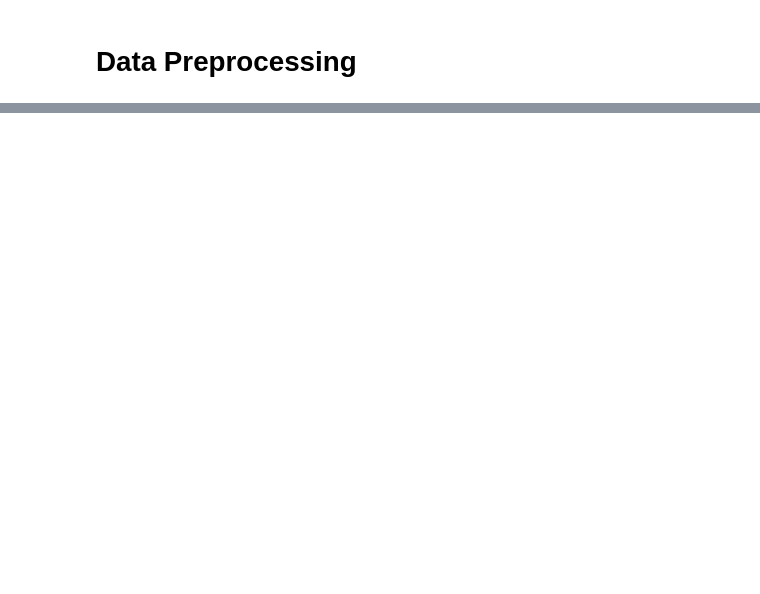
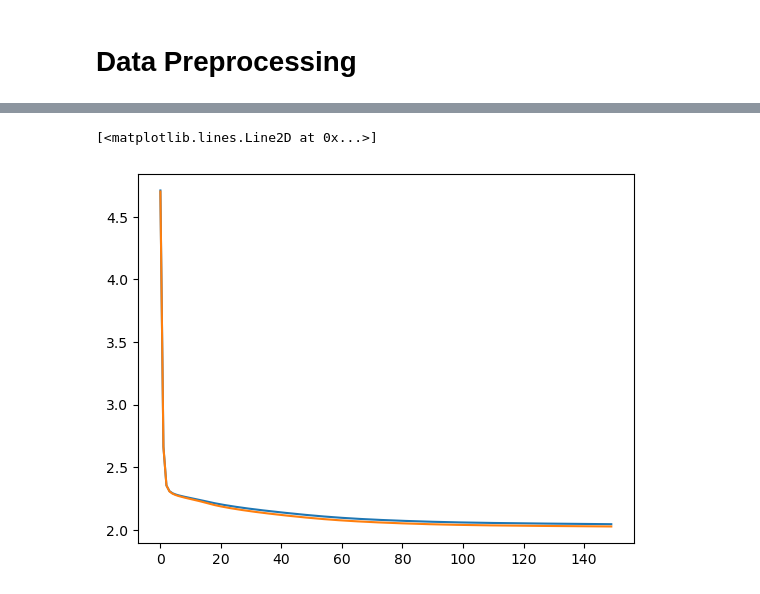
Before and after one commit to AsimWattoo/CustomerSegmentation_NN_Python, a Jupyter notebook: index.ipynb, the cells around one changed output, grey strips where cells are left out. Saved outputs shown, nothing was run; the diff lists cells and outputs as text; code cells hidden in the pictures; blank space fills up the shorter version.

```diff
--- a/index.ipynb
+++ b/index.ipynb
@@ -65,8 +90,11 @@ train_df.head()
 # %%
+n = features.__len__()
+num_labels = np.unique(data_df[label]).__len__()
 layers = [
-    NN.DenseLayer(2, 0, NN.dummy_activation, NN.dummy_activation, True, False),
-    NN.DenseLayer(4, 2, NN.sigmoid, NN.sigmoid_prime),
-    NN.DenseLayer(2, 4, NN.sigmoid, NN.sigmoid_prime, False, True)
+    NN.DenseLayer(n, 0, NN.dummy_activation, NN.dummy_activation, is_input = True, is_output = False),
+    NN.DenseLayer(10, n, NN.sigmoid, NN.sigmoid_prime),
+    NN.DenseLayer(num_labels, 10, NN.sigmoid, NN.sigmoid_prime, is_input = False, is_output = True)
 ]
-learning_rate = 0.01
-lamda = 0.2
+learning_rate = 0.005
+lamda = 0.001
+epochs = 150
@@ -86,0 +101,13 @@ ValueError: operands could not be broadcast together with shapes (2,2) (2,5)
+# %%
+history = NN.train(layers,
+    train_X,
+    train_y,
+    num_labels,
+    epochs,
+    learning_rate,
+    lamda,
+    test_X,
+    test_y,
+    True,
+    lambda x: display(x),
+    lambda: clear_output(wait=False))
@@ -86,0 +116,6 @@ ValueError: operands could not be broadcast together with shapes (2,2) (2,5)
+# %%
+plt.plot(history['loss'])
+plt.plot(history['val_loss'])
+# %% [output]
+[<matplotlib.lines.Line2D at 0x...>]
+[figure, added]
```
Also changed, not shown: parts of 12 cells of this notebook, 2 other files.
